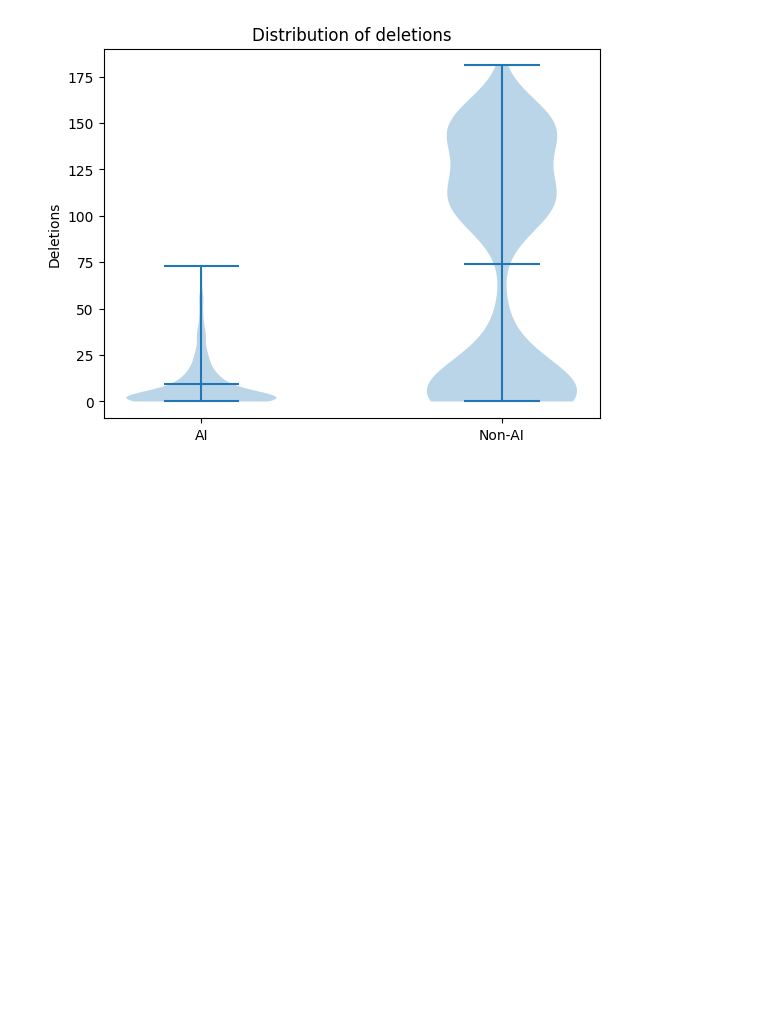
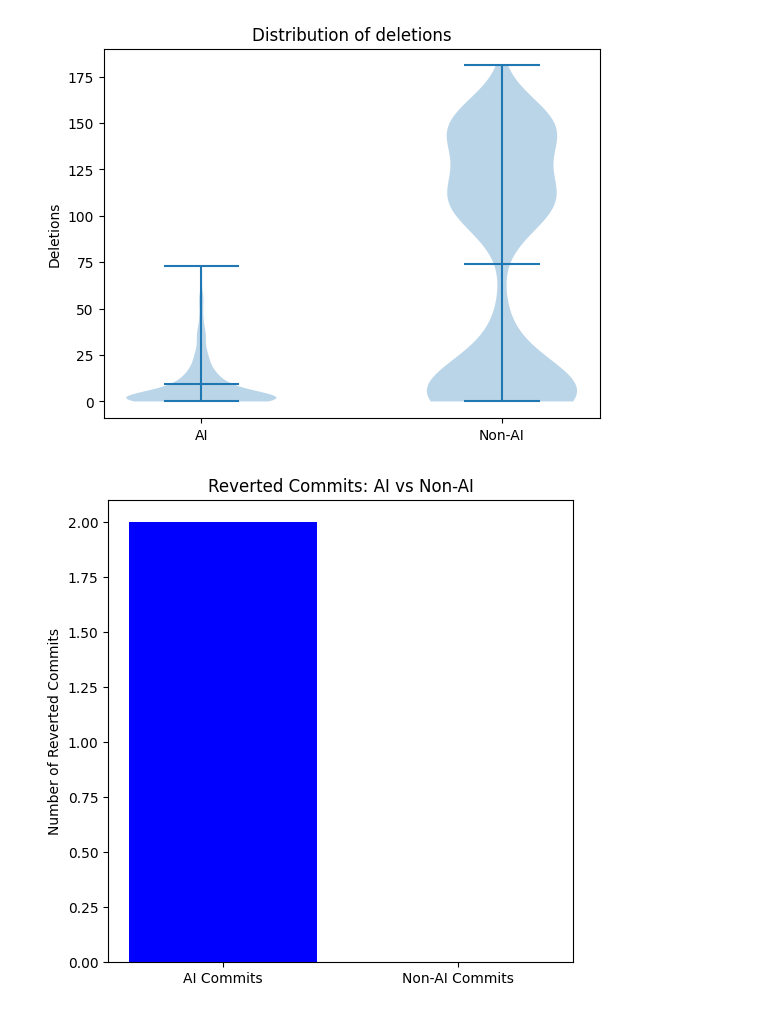
Before and after one commit to elinsbe/software_analytics, a Jupyter notebook: results_visuals.ipynb, the cells around one changed output. Cells and saved outputs as stored; diff of their text form; code cells hidden in the pictures; blank space fills up the shorter version.

Commit message:
add number of regressions

```diff
--- a/results_visuals.ipynb
+++ b/results_visuals.ipynb
@@ -131,0 +160,17 @@ Average of deletions for NON AI: 74.21344339622641
+# %%
+df_reverted_ai = pd.read_csv("csv/ts/ai_commits_reverted.csv")
+df_revertedno_ai = pd.read_csv("csv/ts/No_ai_commits_reverted.csv")
+
+# Count only the reverted commits
+count_ai = df_reverted_ai["is_reverted"].sum()         # True counts as 1
+count_no_ai = df_revertedno_ai["is_reverted"].sum()
+
+# Bar plot
+plt.figure(figsize=(6,6))
+plt.bar(["AI Commits", "Non-AI Commits"], [count_ai, count_no_ai], color=["blue", "orange"])
+
+plt.ylabel("Number of Reverted Commits")
+plt.title("Reverted Commits: AI vs Non-AI")
+plt.show()
+# %% [output]
+[figure, added]
```
Also changed, not shown: parts of 1 cell of this notebook, 2 other files.
